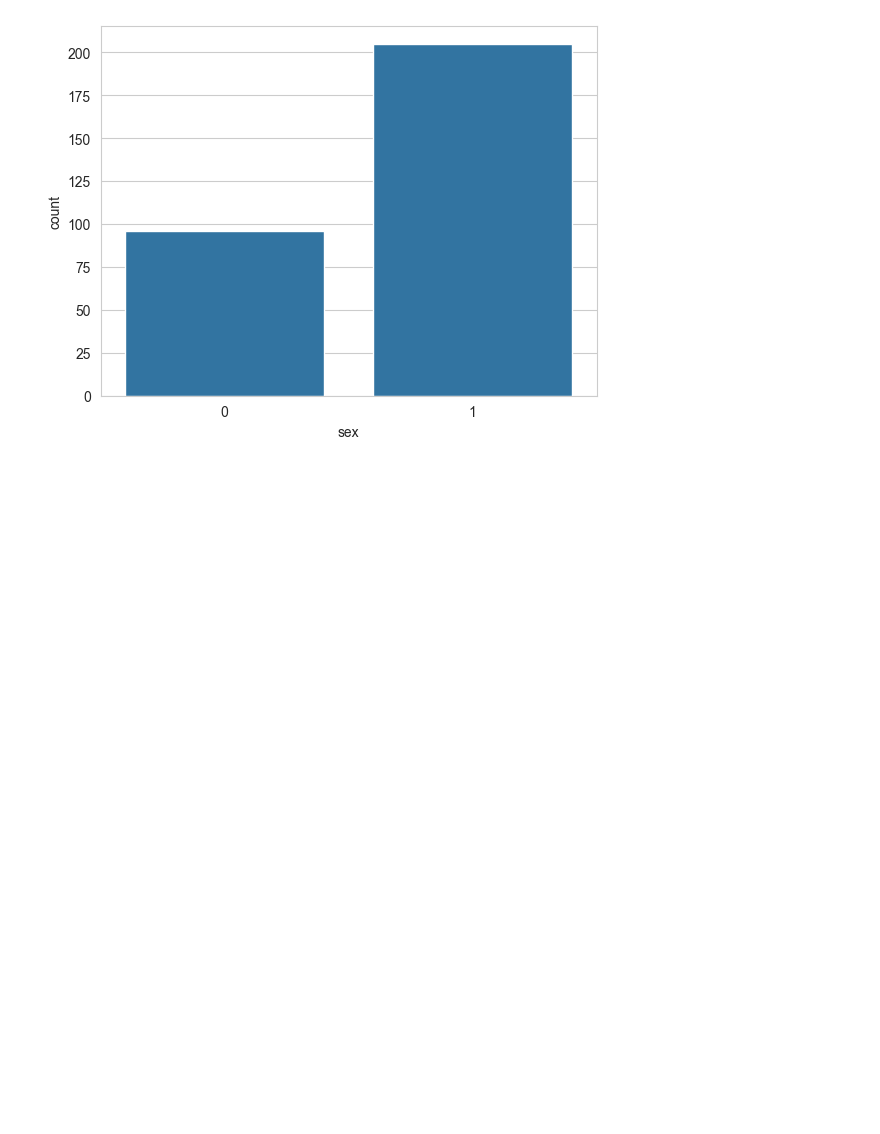
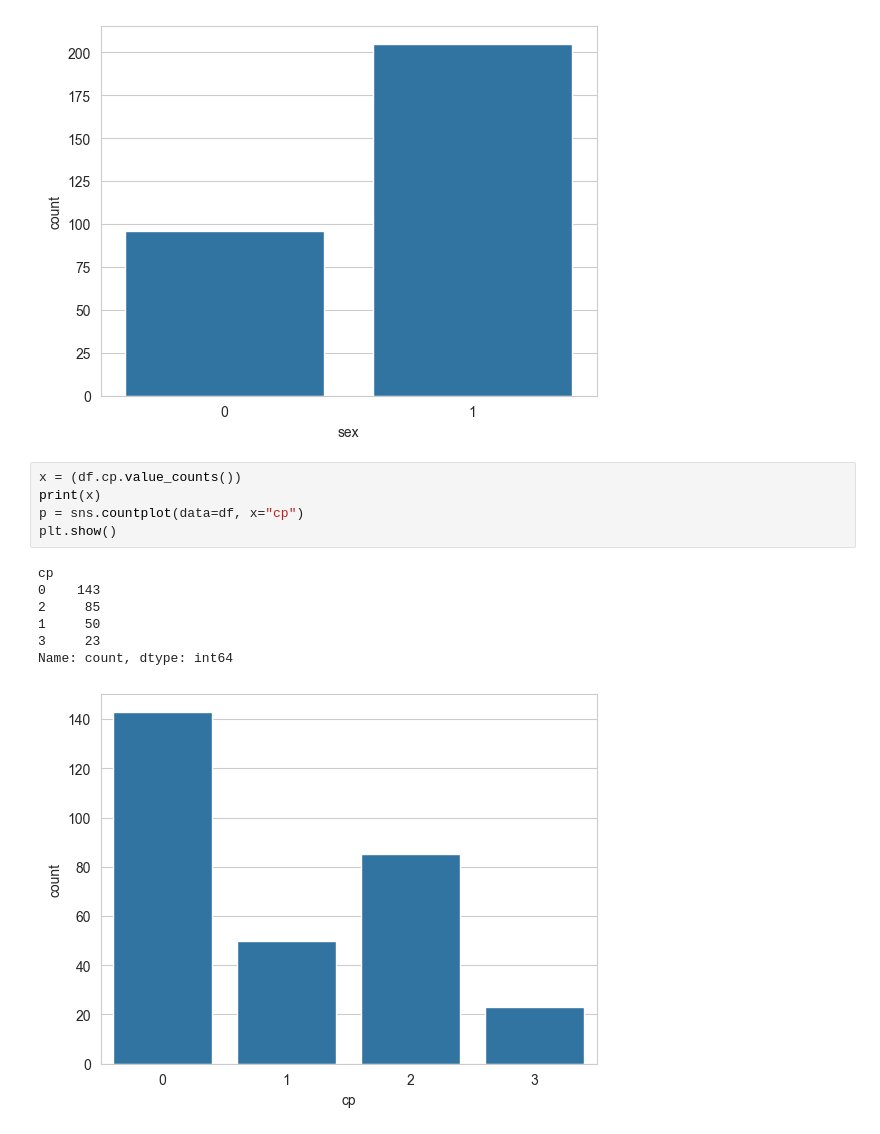
Before and after one commit to saloni-sys/Scikit-Learn-Projects, a Jupyter notebook: heart attack prediction analysis.ipynb, the cells around one changed output. Saved outputs shown, nothing was run; the diff lists cells and outputs as text; blank space fills up the shorter version.

Commit message:
Visualize age and chest pain distributions

```diff
--- a/heart attack prediction analysis.ipynb
+++ b/heart attack prediction analysis.ipynb
@@ -62,3 +62,16 @@ plt.show()
 # %% [output]
 Number of people having sex as 1 are205 and Number of people having sex as 0 are96
 [figure]
+# %%
+x = (df.cp.value_counts())
+print(x)
+p = sns.countplot(data=df, x="cp")
+plt.show()
+# %% [output]
+cp
+0    143
+2     85
+1     50
+3     23
+Name: count, dtype: int64
+[figure, added]
```
Also changed, not shown: parts of 2 cells of this notebook.
